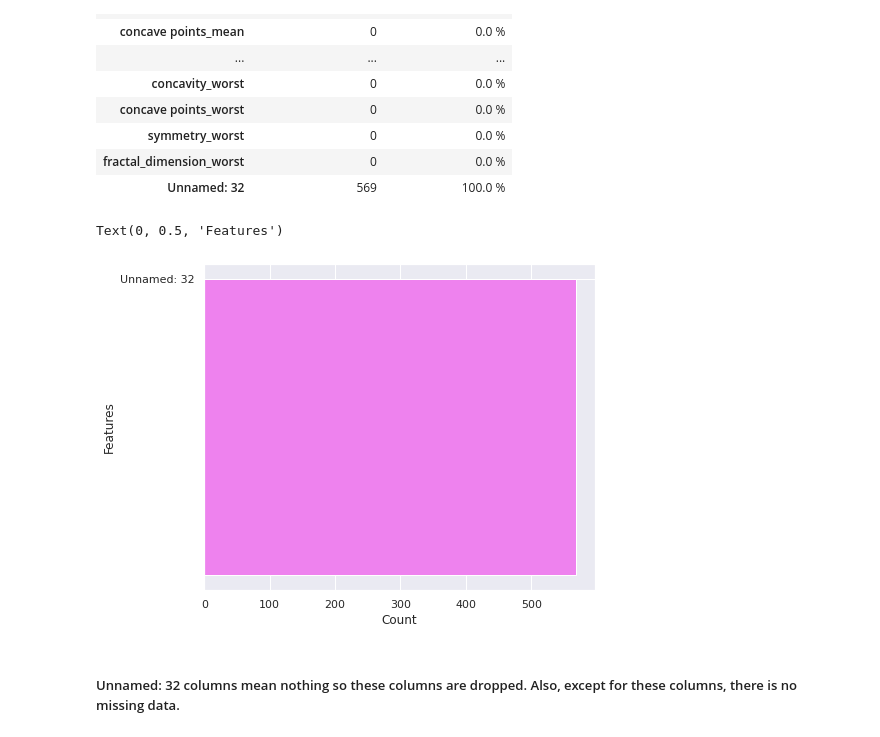
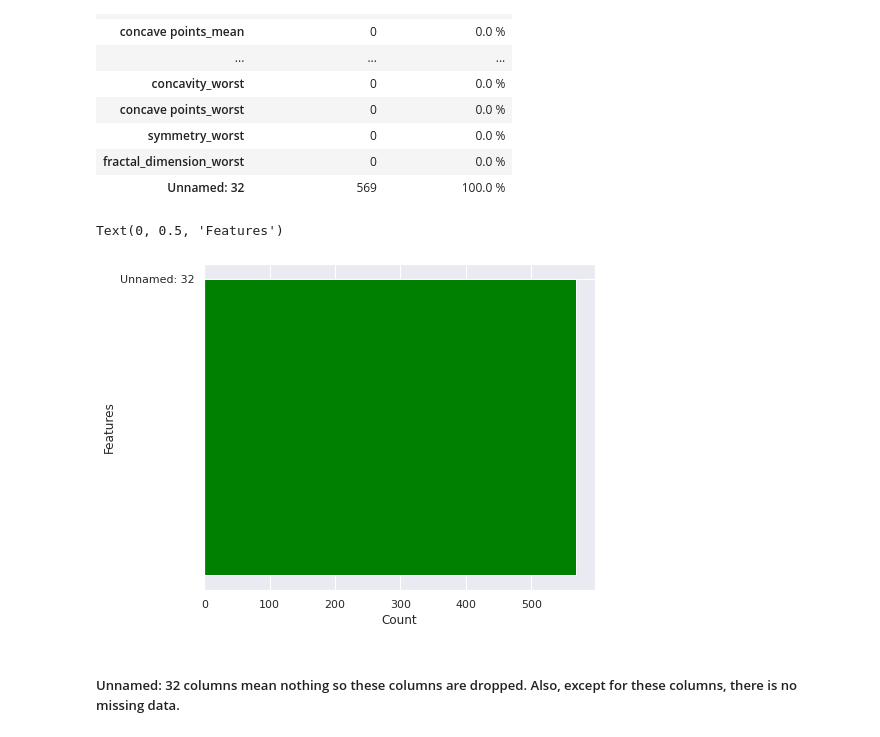
Before and after one commit to abel-blue/breastCancer-causal-Inference, a Jupyter notebook: notebooks/data_exploration.ipynb, the cells around one changed output. Cells and saved outputs as stored; diff of their text form; code cells hidden in the pictures.

```diff
--- a/notebooks/data_exploration.ipynb
+++ b/notebooks/data_exploration.ipynb
@@ -104,19 +104,19 @@ preprocess.get_column_based_missing_percentage()
 # %%
 #cols_with_missing = [col for col in train.columns if train[col].isnull().any()]
 cols_with_missing = train_df.isnull().sum()
 cols_with_missing = cols_with_missing[cols_with_missing>0]
 cols_with_missing.sort_values(inplace=True)
 fig, ax = plt.subplots(figsize=(7,6))
 width = 0.70 # the width of the bars
 ind = np.arange(len(cols_with_missing))  # the x locations for the groups
-ax.barh(ind, cols_with_missing, width, color="violet")
+ax.barh(ind, cols_with_missing, width, color="green")
 ax.set_yticks(ind+width/2)
 ax.set_yticklabels(cols_with_missing.index, minor=False)
 plt.xlabel('Count')
 plt.ylabel('Features')
 # %% [output]
 Text(0, 0.5, 'Features')
-[figure, old version]
+[figure, new version]
 # %% [markdown]
 ##### Unnamed: 32 columns mean nothing so these columns are dropped. Also, except for these columns, there is no missing data.
 # %% [markdown]
```
Also changed, not shown: parts of 6 cells of this notebook.
